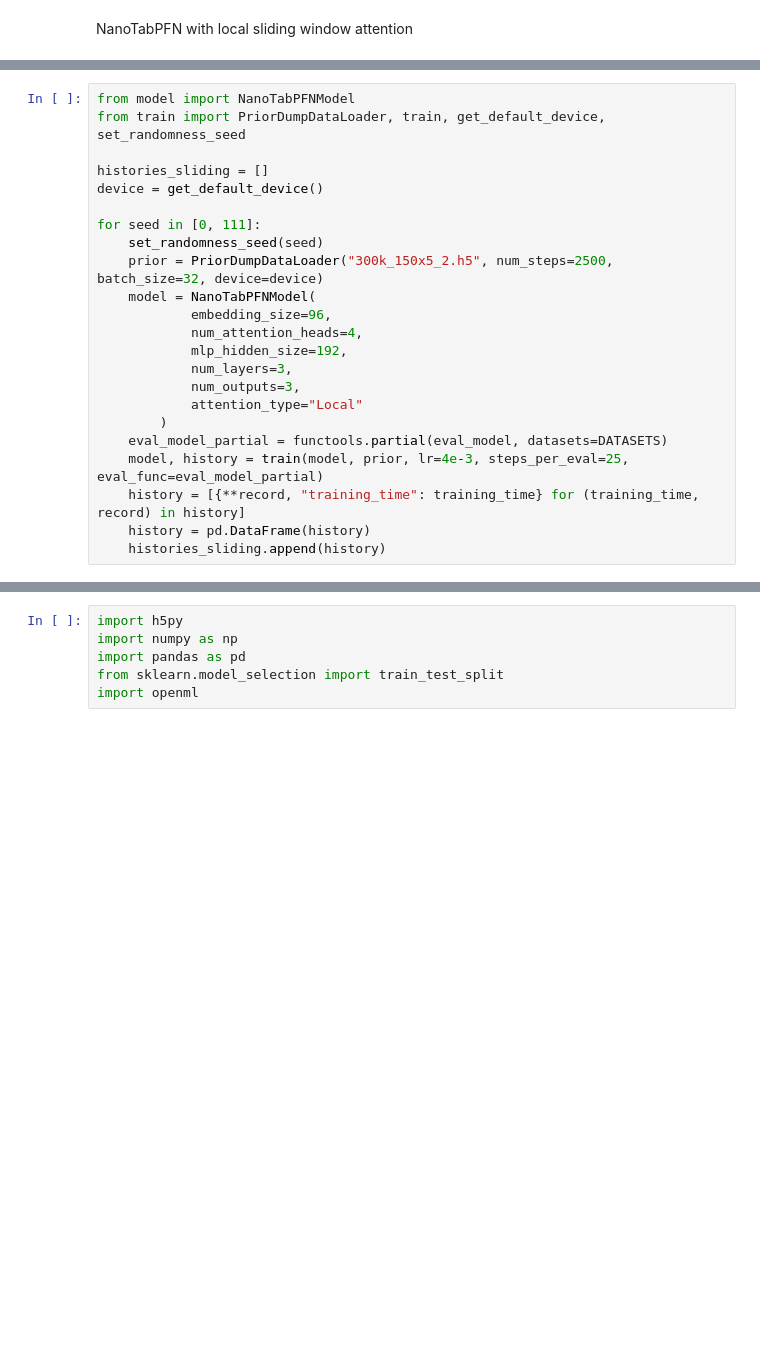
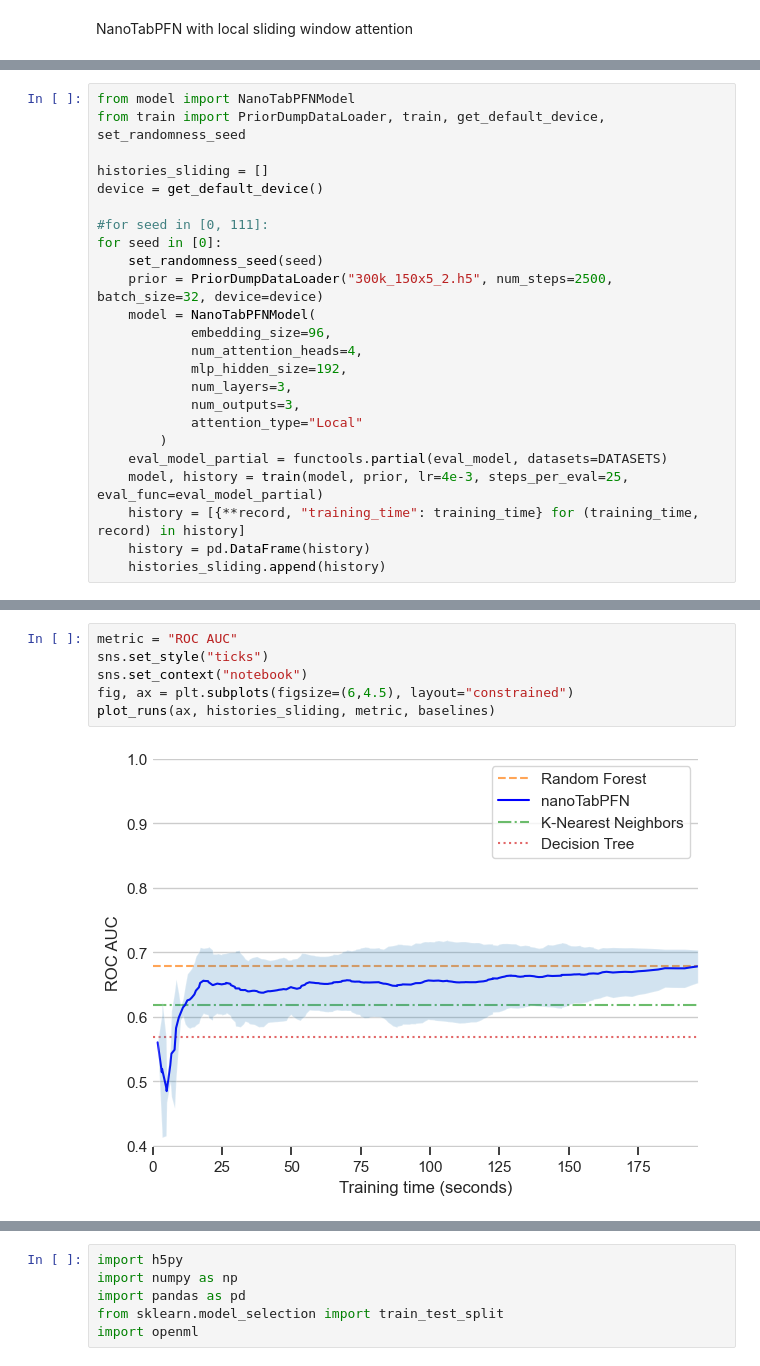
Before and after one commit to sgobbi/Neuralk_NanoTabFPN, a Jupyter notebook: experiment.ipynb, the cells around one changed output, grey strips where cells are left out. Drawn from its saved outputs; the diff is of its cells as text; blank space fills up the shorter version.

```diff
--- a/experiment.ipynb
+++ b/experiment.ipynb
@@ -523,7 +523,8 @@ from train import PriorDumpDataLoader, train, get_default_device, set_randomness
 histories_sliding = []
 device = get_default_device()
 
-for seed in [0, 111]:
+#for seed in [0, 111]:
+for seed in [0]:
     set_randomness_seed(seed)
     prior = PriorDumpDataLoader("300k_150x5_2.h5", num_steps=2500, batch_size=32, device=device)
     model = NanoTabPFNModel(
@@ -559,0 +583,8 @@ K sh
+# %%
+metric = "ROC AUC"
+sns.set_style("ticks")
+sns.set_context("notebook")
+fig, ax = plt.subplots(figsize=(6,4.5), layout="constrained")
+plot_runs(ax, histories_sliding, metric, baselines)
+# %% [output]
+[figure, added]
```
Also changed, not shown: parts of 4 cells of this notebook, 1 other file.
